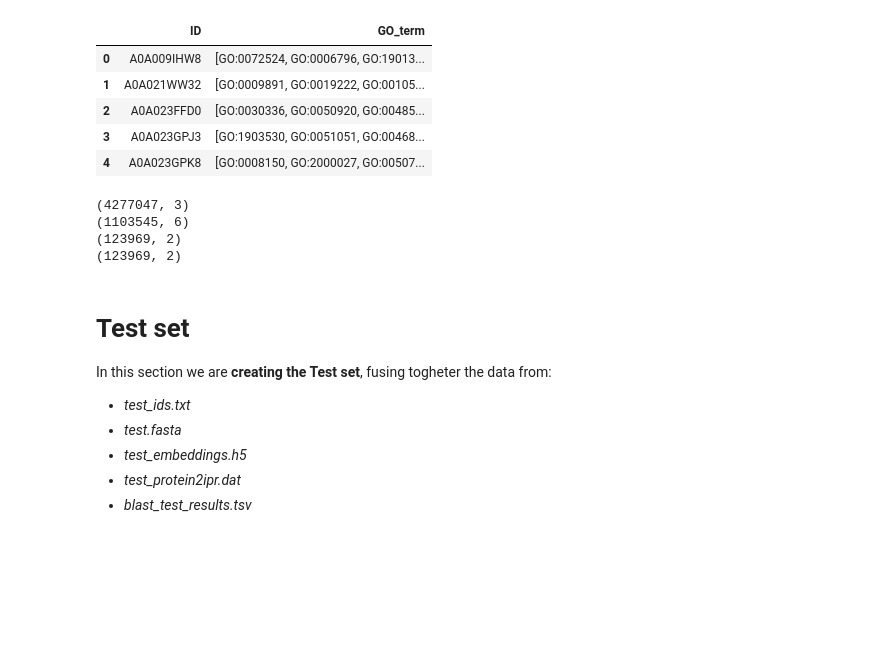
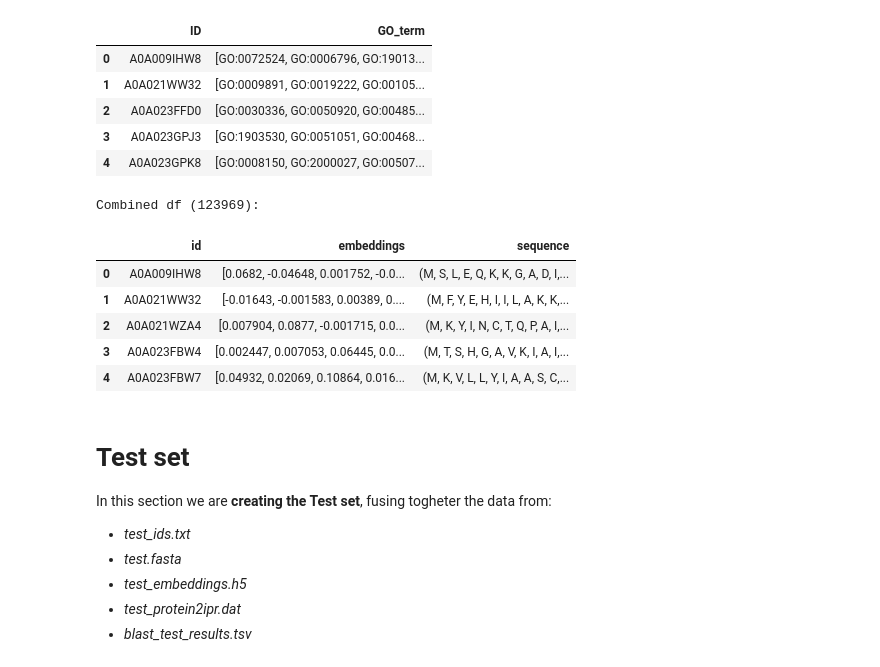
Before and after one commit to mattiazza/protein_function_prediction, a Jupyter notebook: bd_project/datasets_creation.ipynb, the cells around one changed output. Drawn from its saved outputs; the diff is of its cells as text; code cells hidden in the pictures; blank space fills up the shorter version.

```diff
--- a/bd_project/datasets_creation.ipynb
+++ b/bd_project/datasets_creation.ipynb
@@ -357,16 +357,19 @@ Biological Process (83064):
 | 2 | A0A023FFD0 | [GO:0030336, GO:0050920, GO:00485... |
 | 3 | A0A023GPJ3 | [GO:1903530, GO:0051051, GO:00468... |
 | 4 | A0A023GPK8 | [GO:0008150, GO:2000027, GO:00507... |
-# %%
-print(train_set.shape)
-print(train_protein2ipr.shape)
-print(train_fasta.shape)
-print(train_embeddings.shape)
-# %% [output]
-(4277047, 3)
-(1103545, 6)
-(123969, 2)
-(123969, 2)
+# %%
+combined_df = pd.merge(train_embeddings, train_fasta, on='id')
+
+print(f"Combined df ({combined_df.shape[0]}):")
+combined_df.head()
+# %% [output]
+Combined df (123969):
+|  | id | embeddings | sequence |
+| 0 | A0A009IHW8 | [0.0682, -0.04648, 0.001752, -0.0... | (M, S, L, E, Q, K, K, G, A, D, I,... |
+| 1 | A0A021WW32 | [-0.01643, -0.001583, 0.00389, 0.... | (M, F, Y, E, H, I, I, L, A, K, K,... |
+| 2 | A0A021WZA4 | [0.007904, 0.0877, -0.001715, 0.0... | (M, K, Y, I, N, C, T, Q, P, A, I,... |
+| 3 | A0A023FBW4 | [0.002447, 0.007053, 0.06445, 0.0... | (M, T, S, H, G, A, V, K, I, A, I,... |
+| 4 | A0A023FBW7 | [0.04932, 0.02069, 0.10864, 0.016... | (M, K, V, L, L, Y, I, A, A, S, C,... |
 # %% [markdown]
 # Test set
 
```
